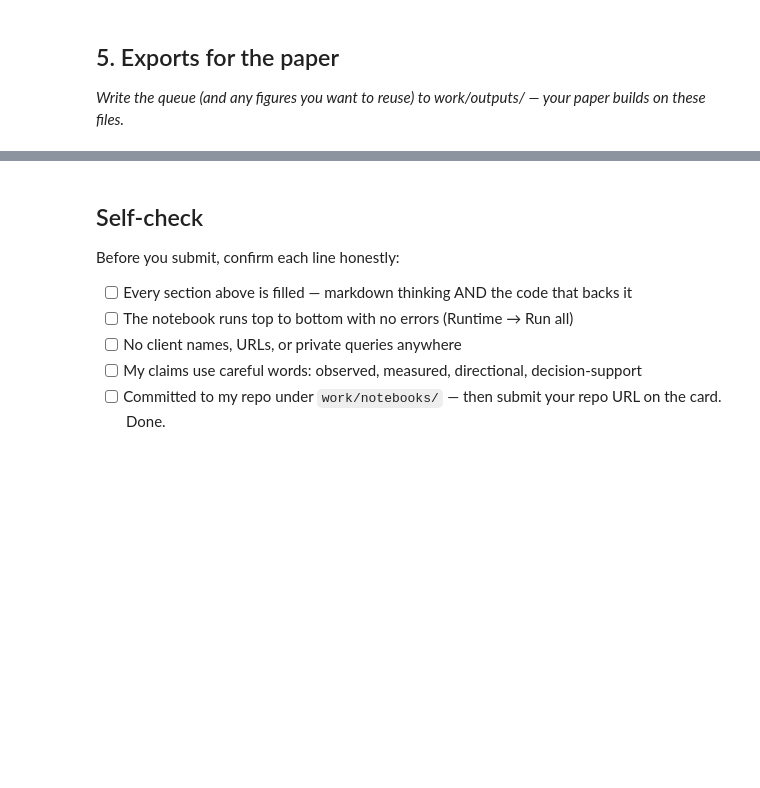
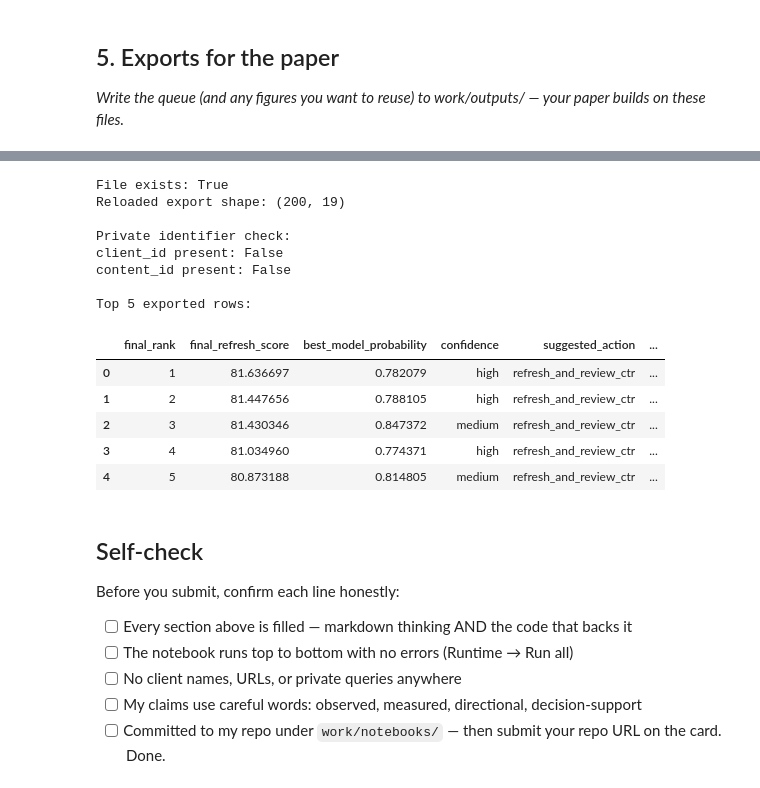
Before and after one commit to aliza1800/flyrank-ml-internship, a Jupyter notebook: work/notebooks/w07_action_playbook.ipynb, the cells around one changed output, grey strips where cells are left out. Saved outputs shown, nothing was run; the diff lists cells and outputs as text; code cells hidden in the pictures; blank space fills up the shorter version.

```diff
--- a/work/notebooks/w07_action_playbook.ipynb
+++ b/work/notebooks/w07_action_playbook.ipynb
@@ -43,0 +321,21 @@ This skeleton is yours to fill. Work the sections **in order** — each one has
+# %%
+# Export the ML-10 ranked action queue
+
+paper_queue = action_queue.drop(
+    columns=["content_id"],
+    errors="ignore"
+).copy()
+
+# Make sure the output directory exists
+OUTPUT_DIR.mkdir(parents=True, exist_ok=True)
+
+export_path = OUTPUT_DIR / "w07_ranked_action_queue.csv"
+
+paper_queue.to_csv(export_path, index=False)
+
+print("Export created:")
+print(export_path)
+
+print("\nExport shape:", paper_queue.shape)
+print("\nExport columns:")
+print(paper_queue.columns.tolist())
@@ -44,3 +350,32 @@ This skeleton is yours to fill. Work the sections **in order** — each one has
+# %%
+# Verify that the exported queue can be read back
+
+check_queue = pd.read_csv(export_path)
+
+print("File exists:", export_path.exists())
+print("Reloaded export shape:", check_queue.shape)
+
+print("\nPrivate identifier check:")
+print("client_id present:", "client_id" in check_queue.columns)
+print("content_id present:", "content_id" in check_queue.columns)
+
+print("\nTop 5 exported rows:")
+display(check_queue.head())
+# %% [output]
+File exists: True
+Reloaded export shape: (200, 19)
+
+Private identifier check:
+client_id present: False
+content_id present: False
+
+Top 5 exported rows:
+|  | final_rank | final_refresh_score | best_model_probability | confidence | suggested_action | ... |
+| 0 | 1 | 81.636697 | 0.782079 | high | refresh_and_review_ctr | ... |
+| 1 | 2 | 81.447656 | 0.788105 | high | refresh_and_review_ctr | ... |
+| 2 | 3 | 81.430346 | 0.847372 | medium | refresh_and_review_ctr | ... |
+| 3 | 4 | 81.034960 | 0.774371 | high | refresh_and_review_ctr | ... |
+| 4 | 5 | 80.873188 | 0.814805 | medium | refresh_and_review_ctr | ... |
 # %% [markdown]
 ## Self-check
 
```
Also changed, not shown: parts of 21 cells of this notebook.
